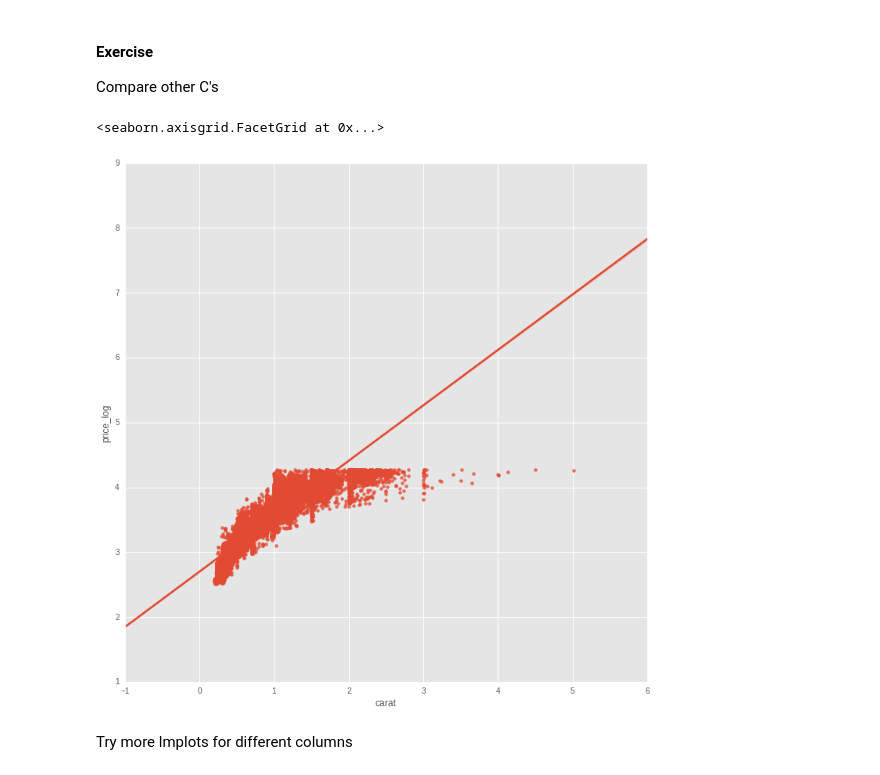
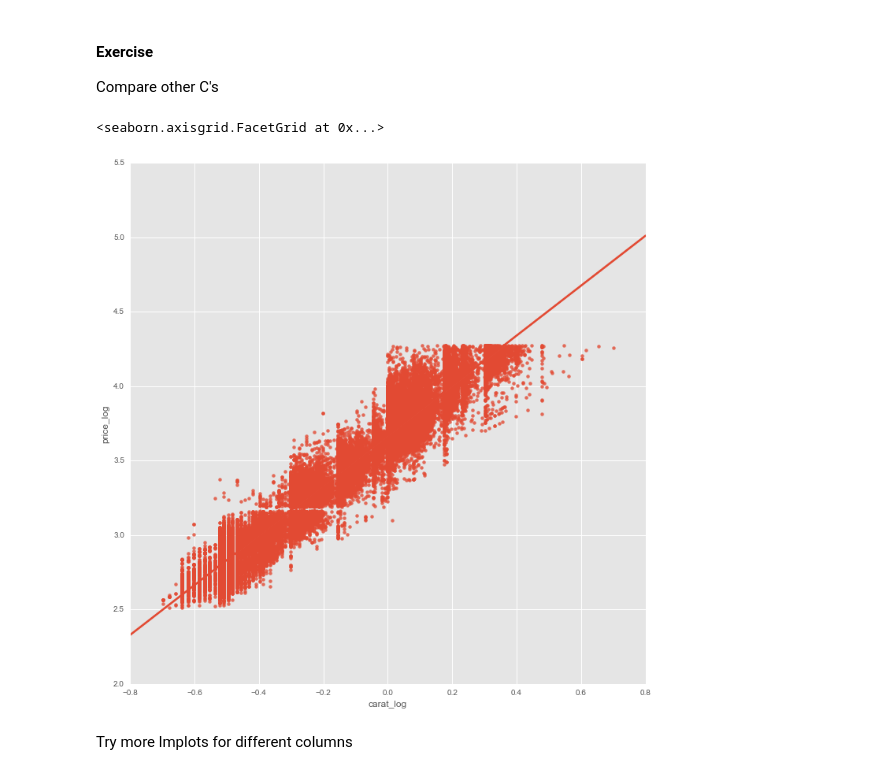
Before and after one commit to ababook/intro-python-data-science, a Jupyter notebook: diamonds/Diamonds.ipynb, the cells around one changed output. Saved outputs shown, nothing was run; the diff lists cells and outputs as text; code cells hidden in the pictures.

```diff
--- a/diamonds/Diamonds.ipynb
+++ b/diamonds/Diamonds.ipynb
@@ -104,3 +104,7 @@ df.head()
 # %% [markdown]
 #### Exercise
 Create a column **clarity_num** with clarity as numeric value
+# %%
+df["clarity_num"] = encoder.fit_transform(df.clarity)
+
+df.head()
@@ -165,10 +176,10 @@ df[df.color == 'H'].plot(x="carat_log", y="price_log", kind="scatter", color="gr
 #### Exercise
 Compare other C's
 # %%
-sns.lmplot(data=df, x="carat", y="price_log", size=10)
+sns.lmplot(data=df, x="carat_log", y="price_log", size=10)
 # %% [output]
 <seaborn.axisgrid.FacetGrid at 0x...>
-[figure, old version]
+[figure, new version]
 # %% [markdown]
 Try more lmplots for different columns
 # %% [markdown]
```
Also changed, not shown: parts of 22 cells of this notebook.
